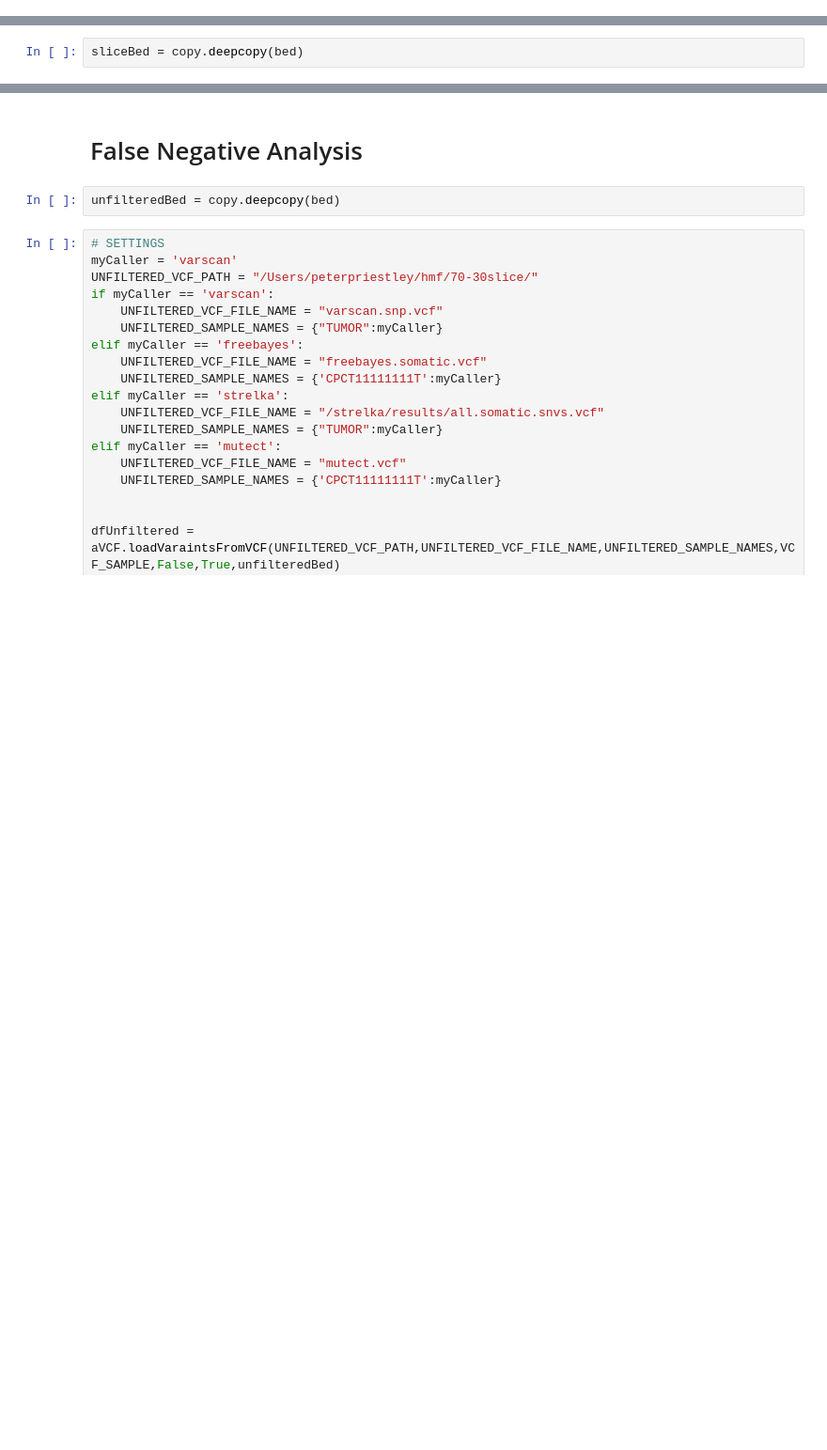
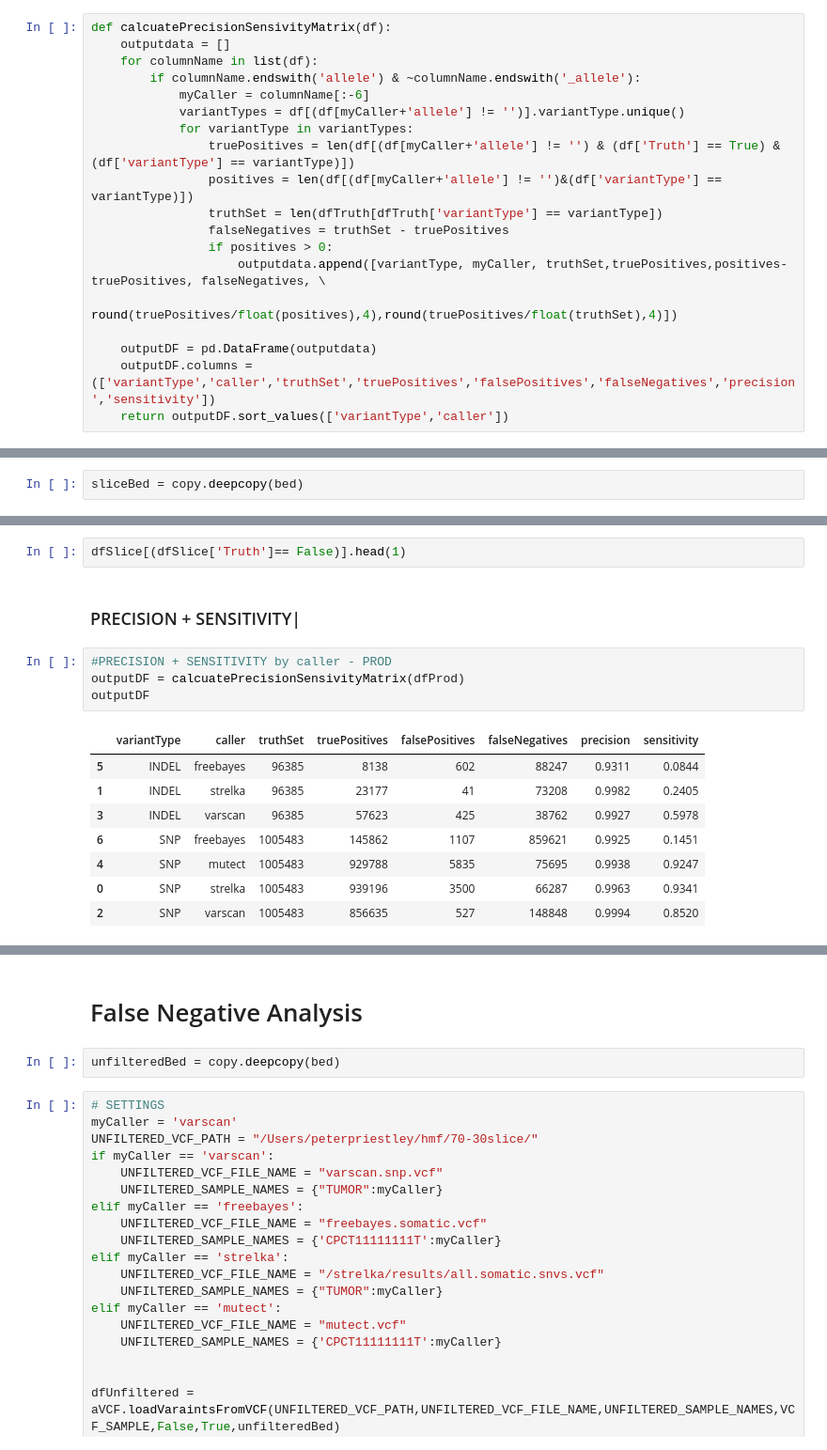
Before and after one commit to hartwigmedical/scripts, a Jupyter notebook: ipython/VCF_BENCHMARK_ANALYSIS.ipynb, the cells around one changed output, grey strips where cells are left out. Shown at 94% size. Drawn from its saved outputs; the diff is of its cells as text; blank space fills up the shorter version.

```diff
--- a/ipython/VCF_BENCHMARK_ANALYSIS.ipynb
+++ b/ipython/VCF_BENCHMARK_ANALYSIS.ipynb
@@ -40,3 +60,22 @@ SAMPLE_NAMES = {VCF_SAMPLE + 'T.mutect':'mutect', \
+# %%
+def calcuatePrecisionSensivityMatrix(df):
+    outputdata = []
+    for columnName in list(df):
+        if columnName.endswith('allele') & ~columnName.endswith('_allele'):
+            myCaller = columnName[:-6]
+            variantTypes = df[(df[myCaller+'allele'] != '')].variantType.unique()
+            for variantType in variantTypes:
+                truePositives = len(df[(df[myCaller+'allele'] != '') & (df['Truth'] == True) &(df['variantType'] == variantType)])
+                positives = len(df[(df[myCaller+'allele'] != '')&(df['variantType'] == variantType)])
+                truthSet = len(dfTruth[dfTruth['variantType'] == variantType])
+                falseNegatives = truthSet - truePositives
+                if positives > 0:
+                    outputdata.append([variantType, myCaller, truthSet,truePositives,positives-truePositives, falseNegatives, \
+                                   round(truePositives/float(positives),4),round(truePositives/float(truthSet),4)])
+
+    outputDF = pd.DataFrame(outputdata)
+    outputDF.columns = (['variantType','caller','truthSet','truePositives','falsePositives','falseNegatives','precision','sensitivity'])
+    return outputDF.sort_values(['variantType','caller'])
 # %% [markdown]
 <h3> Load VCFs and Prepare DF
 # %%
@@ -161,0 +183,17 @@ outputDF.sort_values(['variantType','caller'])
+# %%
+dfSlice[(dfSlice['Truth']== False)].head(1)
+# %% [markdown]
+### PRECISION + SENSITIVITY|
+# %%
+#PRECISION + SENSITIVITY by caller - PROD
+outputDF = calcuatePrecisionSensivityMatrix(dfProd)
+outputDF
+# %% [output]
+|  | variantType | caller | truthSet | truePositives | falsePositives | falseNegatives | precision | sensitivity |
+| 5 | INDEL | freebayes | 96385 | 8138 | 602 | 88247 | 0.9311 | 0.0844 |
+| 1 | INDEL | strelka | 96385 | 23177 | 41 | 73208 | 0.9982 | 0.2405 |
+| 3 | INDEL | varscan | 96385 | 57623 | 425 | 38762 | 0.9927 | 0.5978 |
+| 6 | SNP | freebayes | 1005483 | 145862 | 1107 | 859621 | 0.9925 | 0.1451 |
+| 4 | SNP | mutect | 1005483 | 929788 | 5835 | 75695 | 0.9938 | 0.9247 |
+| 0 | SNP | strelka | 1005483 | 939196 | 3500 | 66287 | 0.9963 | 0.9341 |
+| 2 | SNP | varscan | 1005483 | 856635 | 527 | 148848 | 0.9994 | 0.8520 |
```
Also changed, not shown: parts of 15 cells of this notebook, 2 other files.
